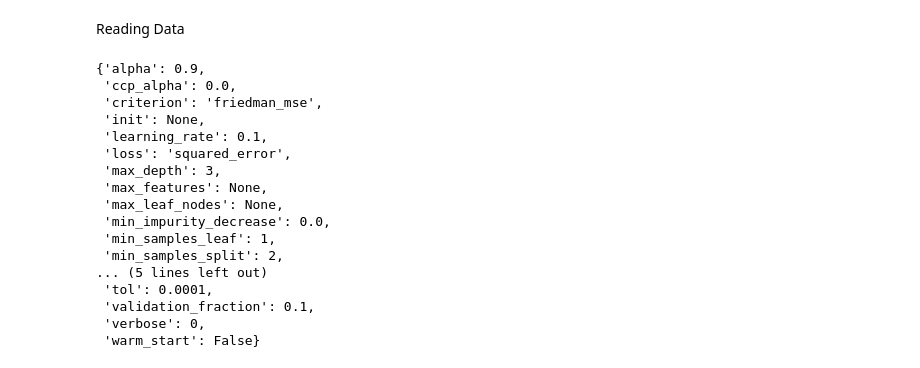
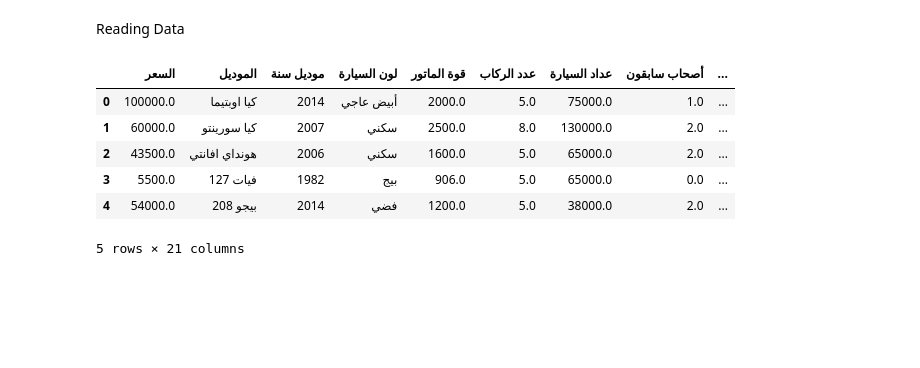
Before and after one commit to Rama-Has/Car_Price_Prediction, a Jupyter notebook: notebooks/Final Practical GBT.ipynb, the cells around one changed output. Cells and saved outputs as stored; diff of their text form; code cells hidden in the pictures; blank space fills up the shorter version.

```diff
--- a/notebooks/Final Practical GBT.ipynb
+++ b/notebooks/Final Practical GBT.ipynb
@@ -26,25 +17,16 @@ from src.utils import previous_owners, convert_text_to_number,\
 Reading Data
 # %%
 data = pd.read_csv('../data/clean_data.csv')
+# %%
+data.head()
+# %% [output]
+|  | السعر | الموديل | موديل سنة | لون السيارة | قوة الماتور | عدد الركاب | عداد السيارة | أصحاب سابقون | ... |
+| 0 | 100000.0 | كيا اوبتيما | 2014 | أبيض عاجي | 2000.0 | 5.0 | 75000.0 | 1.0 | ... |
+| 1 | 60000.0 | كيا سورينتو | 2007 | سكني | 2500.0 | 8.0 | 130000.0 | 2.0 | ... |
+| 2 | 43500.0 | هونداي افانتي | 2006 | سكني | 1600.0 | 5.0 | 65000.0 | 2.0 | ... |
+| 3 | 5500.0 | فيات 127 | 1982 | بيج | 906.0 | 5.0 | 65000.0 | 0.0 | ... |
+| 4 | 54000.0 | بيجو 208 | 2014 | فضي | 1200.0 | 5.0 | 38000.0 | 2.0 | ... |
+5 rows × 21 columns
 # %%
 gbt = GradientBoostingRegressor()
-pprint(gbt.get_params())
-# %% [output]
-{'alpha': 0.9,
- 'ccp_alpha': 0.0,
- 'criterion': 'friedman_mse',
- 'init': None,
- 'learning_rate': 0.1,
- 'loss': 'squared_error',
- 'max_depth': 3,
- 'max_features': None,
- 'max_leaf_nodes': None,
- 'min_impurity_decrease': 0.0,
- 'min_samples_leaf': 1,
- 'min_samples_split': 2,
-... (5 lines left out)
- 'tol': 0.0001,
- 'validation_fraction': 0.1,
- 'verbose': 0,
- 'warm_start': False}
 # %%
```
Also changed, not shown: parts of 20 cells of this notebook, 7 other files.
